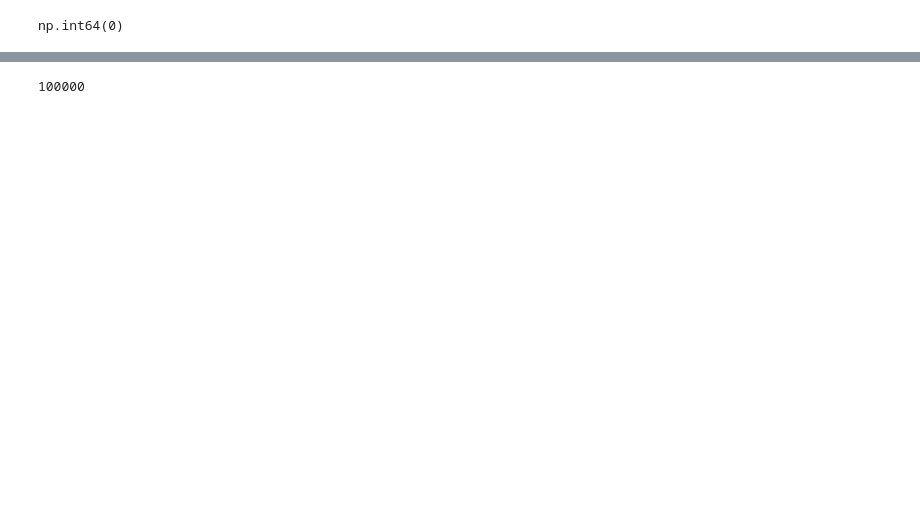
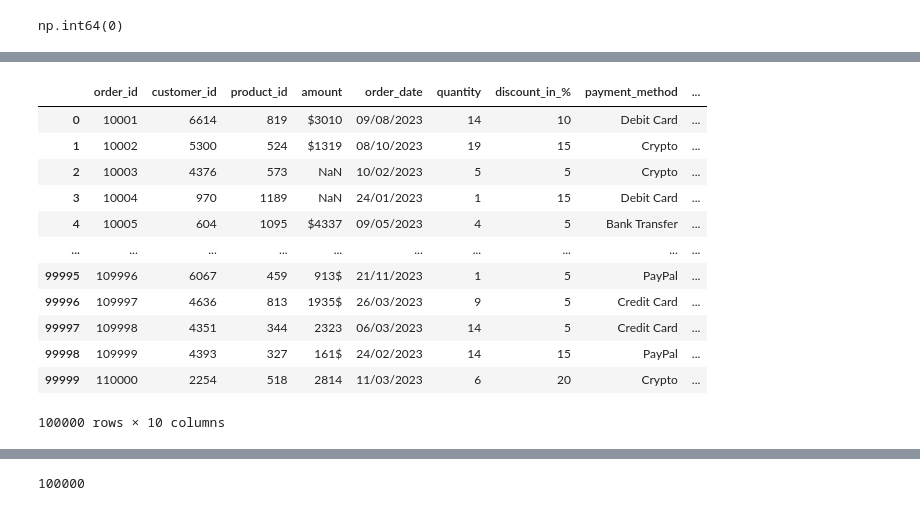
Before and after one commit to kumarkketan/Sales_analysis, a Jupyter notebook: data_cleaning.ipynb, the cells around one changed output, grey strips where cells are left out. Saved outputs shown, nothing was run; the diff lists cells and outputs as text; code cells hidden in the pictures; blank space fills up the shorter version.

Commit message:
All data cleaned and inserted into database

```diff
--- a/data_cleaning.ipynb
+++ b/data_cleaning.ipynb
@@ -173,12 +173,10 @@ def convert_dates(date_str):
 
 # Apply the conversion function to the date column
 sales_data["order_date"] = sales_data["order_date"].apply(convert_dates)
-# %%
-sales_data.drop(columns="dates",inplace=True)
 # %%
 sales_data.discount.fillna("0",inplace=True)
 sales_data["discount"] = sales_data["discount"].str.replace("%","").astype(int)
 # %%
 sales_data.rename(columns={"discount":"discount_in_%"},inplace=True)
 # %%
-sales_data.shipping_cost.fillna("0")
+sales_data.shipping_cost.fillna("0",inplace=True)
@@ -198,2 +198,2 @@ Name: shipping_cost, Length: 100000, dtype: object
 # %%
-sales_data["shipping_cost"].str.replace("$","").astype(float).astype(int)
+sales_data["shipping_cost"]=sales_data["shipping_cost"].str.replace("$","").astype(float).astype(int)
@@ -202,2 +199,0 @@ AttributeError: Can only use .str accessor with string values!
-# %%
-sales_data["shipping_cost"].fillna(0,inplace=True)
@@ -203,0 +220,16 @@ sales_data["shipping_cost"].fillna(0,inplace=True)
+# %%
+sales_data
+# %% [output]
+|  | order_id | customer_id | product_id | amount | order_date | quantity | discount_in_% | payment_method | ... |
+| 0 | 10001 | 6614 | 819 | $3010 | 09/08/2023 | 14 | 10 | Debit Card | ... |
+| 1 | 10002 | 5300 | 524 | $1319 | 08/10/2023 | 19 | 15 | Crypto | ... |
+| 2 | 10003 | 4376 | 573 | NaN | 10/02/2023 | 5 | 5 | Crypto | ... |
+| 3 | 10004 | 970 | 1189 | NaN | 24/01/2023 | 1 | 15 | Debit Card | ... |
+| 4 | 10005 | 604 | 1095 | $4337 | 09/05/2023 | 4 | 5 | Bank Transfer | ... |
+| ... | ... | ... | ... | ... | ... | ... | ... | ... | ... |
+| 99995 | 109996 | 6067 | 459 | 913$ | 21/11/2023 | 1 | 5 | PayPal | ... |
+| 99996 | 109997 | 4636 | 813 | 1935$ | 26/03/2023 | 9 | 5 | Credit Card | ... |
+| 99997 | 109998 | 4351 | 344 | 2323 | 06/03/2023 | 14 | 5 | Credit Card | ... |
+| 99998 | 109999 | 4393 | 327 | 161$ | 24/02/2023 | 14 | 15 | PayPal | ... |
+| 99999 | 110000 | 2254 | 518 | 2814 | 11/03/2023 | 6 | 20 | Crypto | ... |
+100000 rows × 10 columns
```
Also changed, not shown: parts of 39 cells of this notebook, 2 other files.
